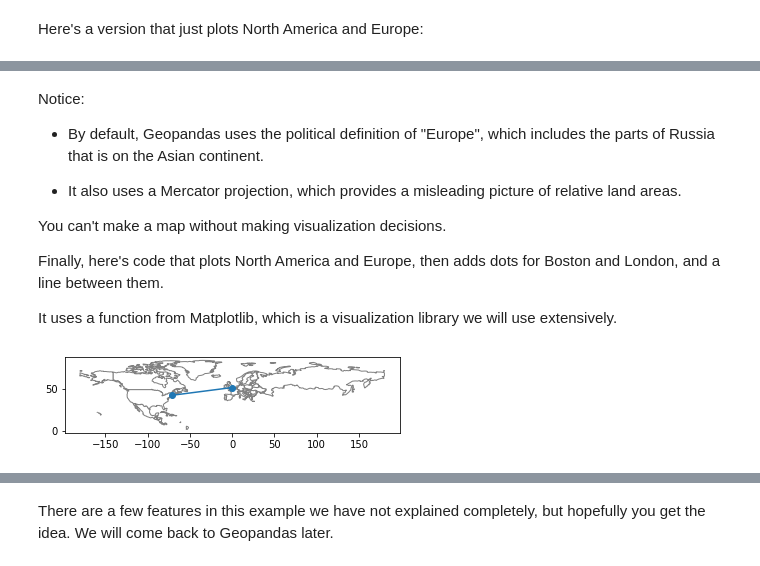
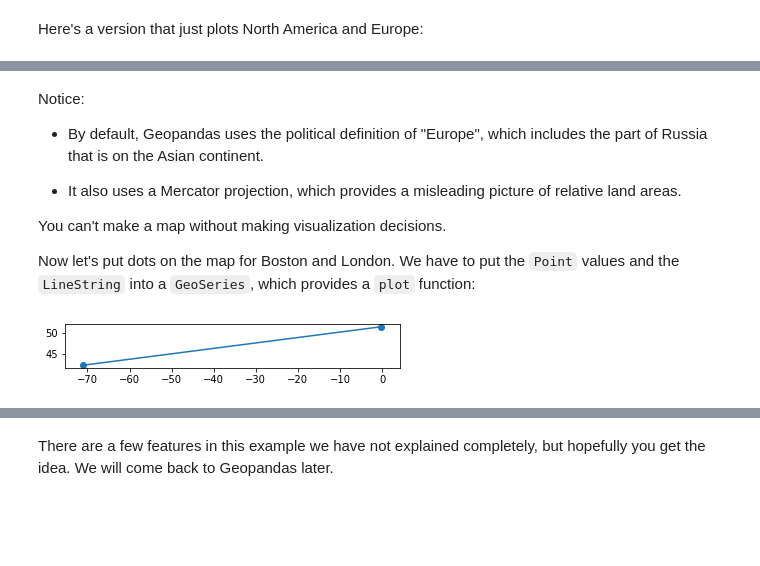
Before and after one commit to AllenDowney/ElementsOfDataScience, a Jupyter notebook: times_soln.ipynb, the cells around one changed output, grey strips where cells are left out. Cells and saved outputs as stored; diff of their text form; code cells hidden in the pictures; blank space fills up the shorter version.

```diff
--- a/times_soln.ipynb
+++ b/times_soln.ipynb
@@ -359,6 +408,6 @@ p1
 # %% [markdown]
 We can use the points we just defined to create a `LineString`:
 # %%
-ls = LineString([p1, p2])
+line = LineString([p1, p2])
 # %% [markdown]
 If we display the result, we get another not very useful graphical representation.
@@ -401,27 +449,16 @@ north_america.plot(color='white', edgecolor='gray')
 # %% [markdown]
 Notice:
 
-* By default, Geopandas uses the political definition of "Europe", which includes the parts of Russia that is on the Asian continent.
+* By default, Geopandas uses the political definition of "Europe", which includes the part of Russia that is on the Asian continent.
 
 * It also uses a Mercator projection, which provides a misleading picture of relative land areas.
 
 You can't make a map without making visualization decisions.
 
-Finally, here's code that plots North America and Europe, then adds dots for Boston and London, and a line between them.
-
-It uses a function from Matplotlib, which is a visualization library we will use extensively.
+Now let's put dots on the map for Boston and London.  We have to put the `Point` values and the `LineString` into a `GeoSeries`, which provides a `plot` function:
-# %%
-import matplotlib.pyplot as plt
-
-north_america.plot(color='white', edgecolor='gray')
-ax = plt.gca()
-
-# plot Boston and London
-points = p1, p2
-gpd.plotting.plot_point_collection(ax, points)
-
-# plot the line between them
-lines = ls,
-gpd.plotting.plot_linestring_collection(ax, lines);
-# %% [output]
-[figure, removed]
+# %%
+t = [p1, p2, line]
+series = gpd.GeoSeries(t)
+series.plot();
+# %% [output]
+[figure, added]
```
Also changed, not shown: parts of 39 cells of this notebook, 1 other file.
